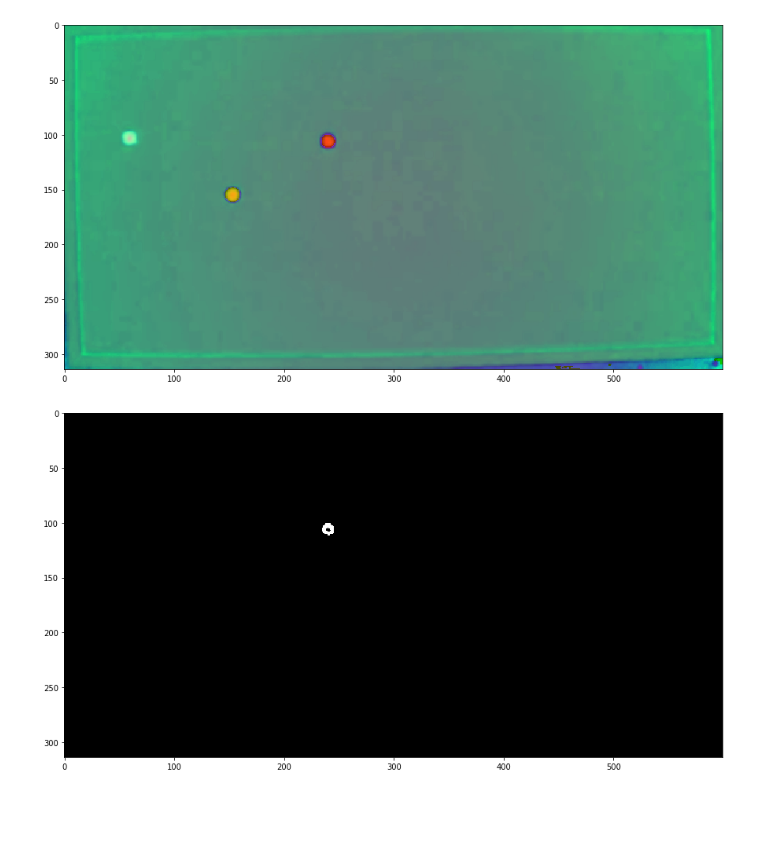
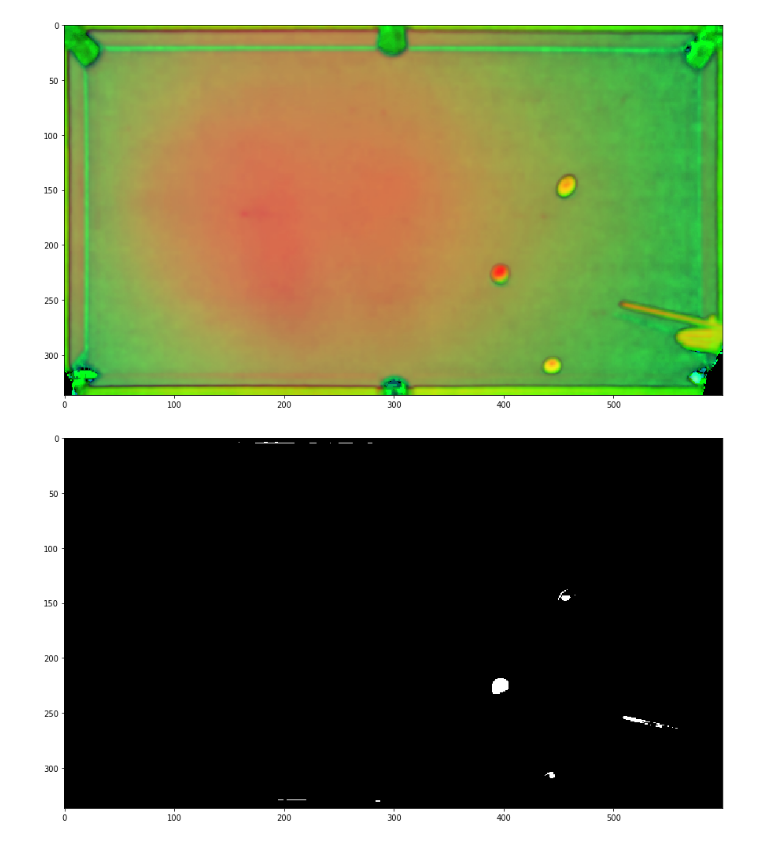
Before and after one commit to hotpot-code/pool-prediction, a Jupyter notebook: ball-detection.ipynb, the cells around one changed output. Drawn from its saved outputs; the diff is of its cells as text; code cells hidden in the pictures; blank space fills up the shorter version.

```diff
--- a/ball-detection.ipynb
+++ b/ball-detection.ipynb
@@ -8,8 +8,8 @@ import imutils
 import matplotlib.pyplot as plt
 # %%
 # load video
-vs = cv2.VideoCapture("videos/pool.mp4")
-frame_number = 270
+vs = cv2.VideoCapture("videos/pool_3.mp4")
+frame_number = 392
 vs.set(cv2.CAP_PROP_POS_FRAMES, frame_number-1);
 # Get frame from video
 res, frame = vs.read()
@@ -23,6 +23,6 @@ plt.show()
 # %%
 # crop image
-frame = frame[70:620, 100:1150]
+#frame = frame[70:620, 100:1150]
 
 plt.figure(figsize = (15,15))
 plt.imshow(frame[:, :, ::-1])
@@ -41,19 +41,19 @@ plt.figure(figsize = (15,15))
 plt.imshow(hsv[:, :, ::-1])
 plt.show()
 # %% [output]
-[figure, old version]
+[figure, new version]
 # %%
 # lower and upper boundaries of the "white"
-whiteLower = (10, 1, 1)
-whiteUpper = (40, 120, 250)
+whiteLower = (20, 0, 140)
+whiteUpper = (45, 185, 255)
 
 mask = cv2.inRange(hsv, whiteLower, whiteUpper)
 
 plt.figure(figsize = (15,15))
 plt.imshow(mask, cmap='gray')
 plt.show()
 # %% [output]
-[figure, old version]
+[figure, new version]
 # %%
 # clean mask
 mask = cv2.erode(mask, None, iterations=1)
```
Also changed, not shown: parts of 4 cells of this notebook, 2 other files.
